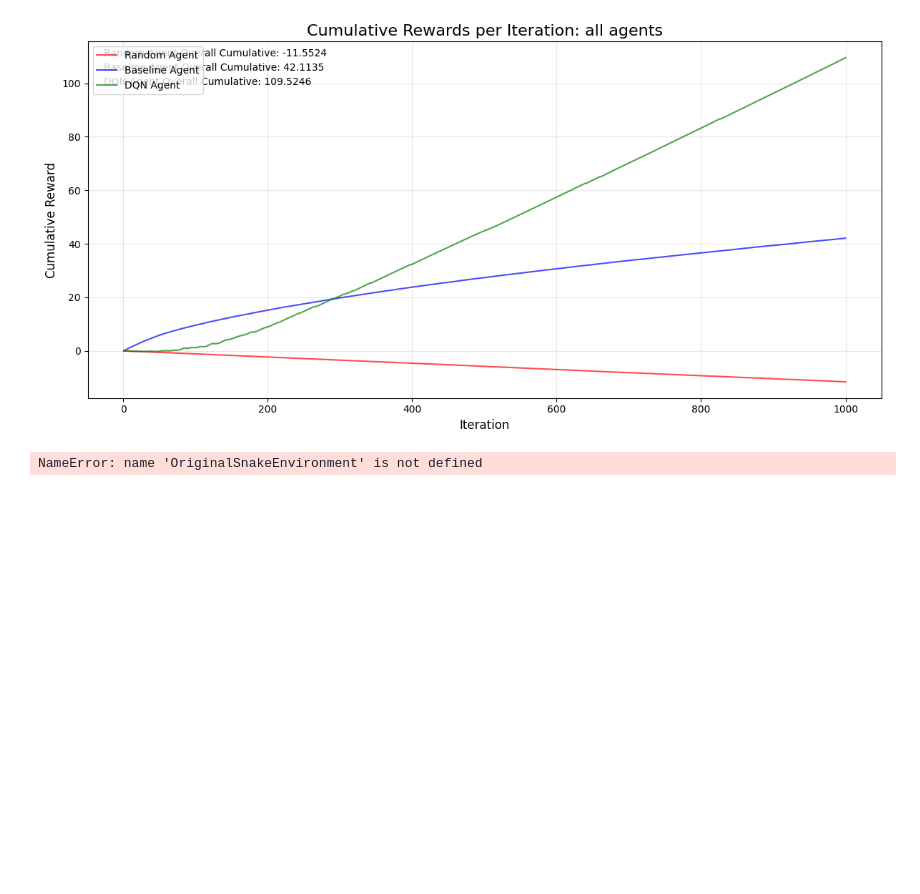
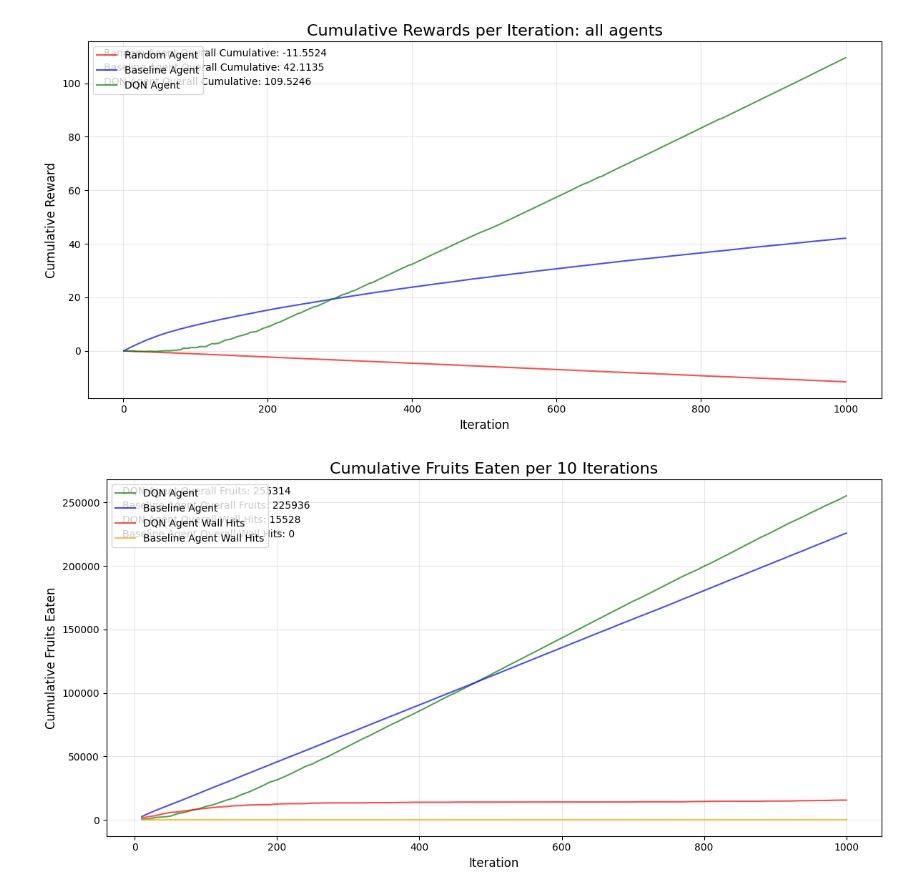
Before and after one commit to gp-1108/snake_rl, a Jupyter notebook: main.ipynb, the cells around one changed output. Drawn from its saved outputs; the diff is of its cells as text; code cells hidden in the pictures; blank space fills up the shorter version.

```diff
--- a/main.ipynb
+++ b/main.ipynb
@@ -51,36 +79,44 @@ tf.keras.utils.disable_interactive_logging()
 rnd_env = OriginalSnakeEnvironment(NUM_BOARDS, BOARD_SIZE)
 base_env = OriginalSnakeEnvironment(NUM_BOARDS, BOARD_SIZE)
 dqn_env = OriginalSnakeEnvironment(NUM_BOARDS, BOARD_SIZE)
+hybrid_env = OriginalSnakeEnvironment(NUM_BOARDS, BOARD_SIZE)
 
 rnd_agent = RandomAgent()
 baseline_agent = BaselineAgent()
 dqn_agent = DQNAgent(dqn_env.boards)
+hybrid_agent = HybridDQNAgent(hybrid_env.boards)
 
 rnd_rewards = []
 baseline_rewards = []
 dqn_rewards = []
+hybrid_rewards = []
 
 for _ in trange(MOVES_PER_GAME):
     # Get actions from the agents
     rnd_actions = rnd_agent.get_actions(rnd_env.boards)
     base_actions = baseline_agent.get_actions(base_env.boards)
     dqn_actions = dqn_agent.get_actions(dqn_env.boards)
+    hybrid_actions = hybrid_agent.get_actions(hybrid_env.boards)
 
-    prev_boards = dqn_env.boards.copy()
+    dqn_prev_boards = dqn_env.boards.copy()
+    hybrid_prev_boards = hybrid_env.boards.copy()
 
     # Perform the actions and get the rewards from the environment
     rnd_reward = rnd_env.move(rnd_actions)
     baseline_reward = base_env.move(base_actions)
     dqn_reward = dqn_env.move(dqn_actions)
+    hybrid_reward = hybrid_env.move(hybrid_actions)
 
     # Learn from it
-    dqn_agent.learn(prev_boards, dqn_actions, dqn_reward, dqn_env.boards)
+    dqn_agent.learn(dqn_prev_boards, dqn_actions, dqn_reward, dqn_env.boards)
+    hybrid_agent.learn(hybrid_prev_boards, hybrid_actions, hybrid_reward, hybrid_env.boards)
 
 
     # Store the rewards for each move
     rnd_rewards.append(np.mean(rnd_reward))
     baseline_rewards.append(np.mean(baseline_reward))
     dqn_rewards.append(np.mean(dqn_reward))
+    hybrid_rewards.append(np.mean(hybrid_reward))
 # %% [output]
 KeyboardInterrupt:
 # %%
@@ -211,15 +258,0 @@ model.save_weights("dqn_model.weights.h5")
-# %%
-# Watching the agent play
-dqn_env = OriginalSnakeEnvironment(1, BOARD_SIZE)
-
-dqn_agent_test = DQNAgent(dqn_env.boards)
-dqn_agent_test.model.load_weights("dqn_model.weights.h5")
-
-plot_board(dqn_env.boards)
-for _ in range(1000):
-    actions = dqn_agent_test.get_actions(dqn_env.boards, exploration=False)
-    dqn_env.move(actions)
-    if _ % 10 == 0:
-        plot_board(dqn_env.boards)
-# %% [output]
-NameError: name 'OriginalSnakeEnvironment' is not defined
@@ -225,0 +309,30 @@ NameError: name 'OriginalSnakeEnvironment' is not defined
+# %%
+# Plot the cumulative fruits eaten
+plt.figure(figsize=(12, 6))
+plt.plot(range(10, 1001, 10), dqn_fruits_list, label='DQN Agent', color='green', alpha=0.7)
+plt.plot(range(10, 1001, 10), baseline_fruits_list, label='Baseline Agent', color='blue', alpha=0.7)
+plt.plot(range(10, 1001, 10), dqn_wall_hits, label='DQN Agent Wall Hits', color='red', alpha=0.7)
+plt.plot(range(10, 1001, 10), baseline_wall_hits, label='Baseline Agent Wall Hits', color='orange', alpha=0.7)
+
+# Customize the plot
+plt.title('Cumulative Fruits Eaten per 10 Iterations', fontsize=16)
+plt.xlabel('Iteration', fontsize=12)
+plt.ylabel('Cumulative Fruits Eaten', fontsize=12)
+plt.legend(fontsize=10)
+plt.grid(True, alpha=0.3)
+
+# Add text with overall cumulative fruits eaten
+plt.text(0.02, 0.98, f"DQN Agent Overall Fruits: {dqn_fruits}",
+         transform=plt.gca().transAxes, fontsize=10, verticalalignment='top')
+plt.text(0.02, 0.94, f"Baseline Agent Overall Fruits: {baseline_fruits}",
+         transform=plt.gca().transAxes, fontsize=10, verticalalignment='top')
+plt.text(0.02, 0.90, f"DQN Agent Overall Wall Hits: {dqn_wall}",
+            transform=plt.gca().transAxes, fontsize=10, verticalalignment='top')
+plt.text(0.02, 0.86, f"Baseline Agent Overall Wall Hits: {baseline_wall}",
+            transform=plt.gca().transAxes, fontsize=10, verticalalignment='top')
+
+# Show the plot
+plt.tight_layout()
+plt.show()
+# %% [output]
+[figure, added]
```
Also changed, not shown: parts of 6 cells of this notebook, 2 other files.
